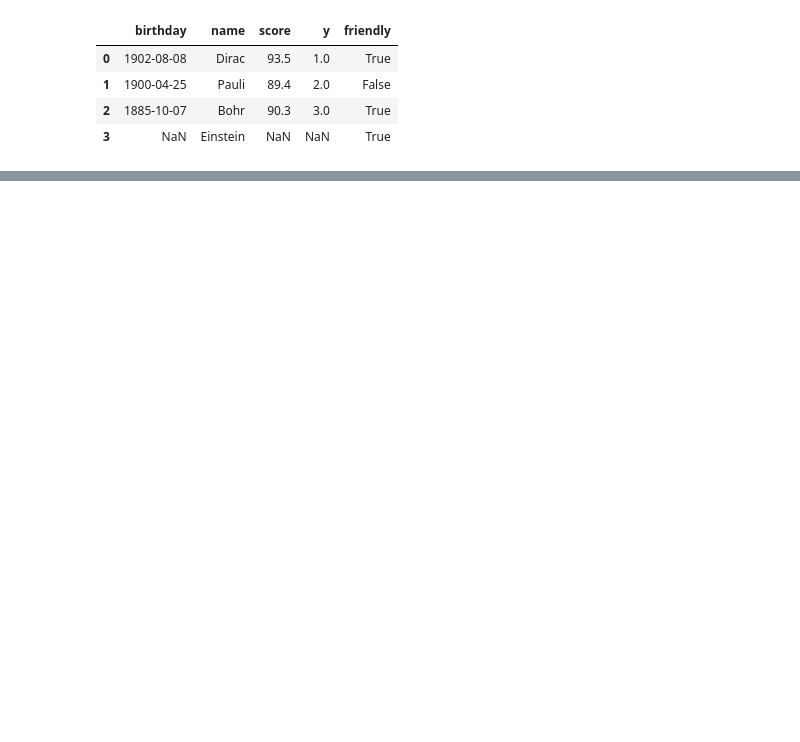
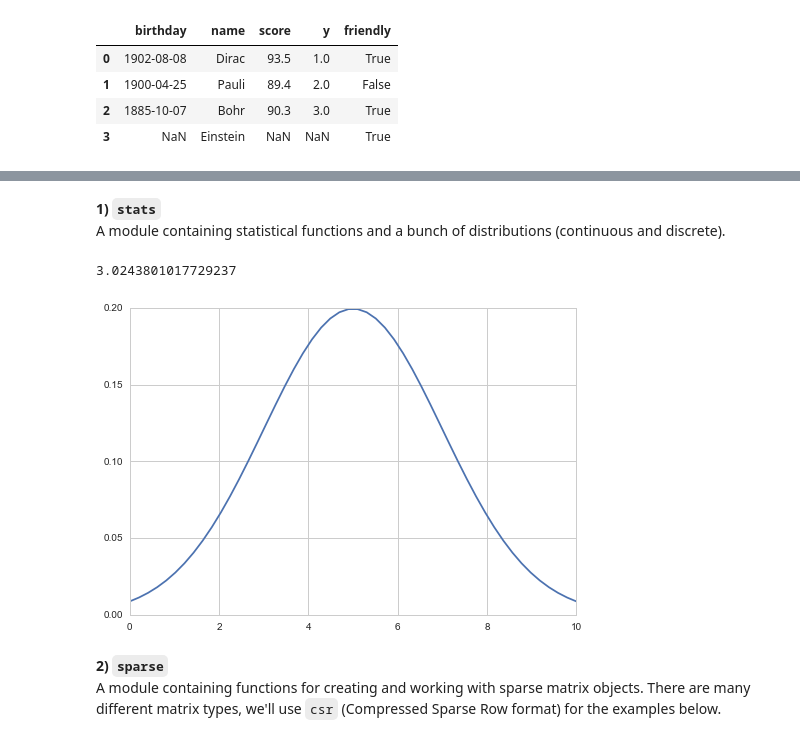
Before and after one commit to zazencodes/most_popular_functions, a Jupyter notebook: popular_python_functions.ipynb, the cells around one changed output, grey strips where cells are left out. Drawn from its saved outputs; the diff is of its cells as text; code cells hidden in the pictures; blank space fills up the shorter version.

Commit message:
Finished top 10 examples

```diff
--- a/popular_python_functions.ipynb
+++ b/popular_python_functions.ipynb
@@ -305,0 +407,24 @@ pd.isnull(df_merge)
+# %% [markdown]
+**1) `stats`**
+A module containing statistical functions and a bunch of distributions (continuous and discrete).
+# %%
+# Getting standard deviation & ignoring NaNs
+
+vals = [0.0, np.nan, 8.3, 2.4, np.nan, 3.2]
+sp.nanstd(vals)
+# %% [output]
+3.0243801017729237
+# %%
+# Normal distribution
+
+x = np.linspace(0,10,50)
+# plot Gaussian
+plt.plot(x, sp.stats.norm.pdf(x=x, loc=5, scale=2))
+# randomly sample Gaussian
+sp.stats.norm.rvs(loc=5, scale=2, size=4)
+plt.show()
+# %% [output]
+[figure, added]
+# %% [markdown]
+**2) `sparse`**
+A module containing functions for creating and working with sparse matrix objects. There are many different matrix types, we'll use `csr` (Compressed Sparse Row format) for the examples below.
```
Also changed, not shown: parts of 82 cells of this notebook, 6 other files.
